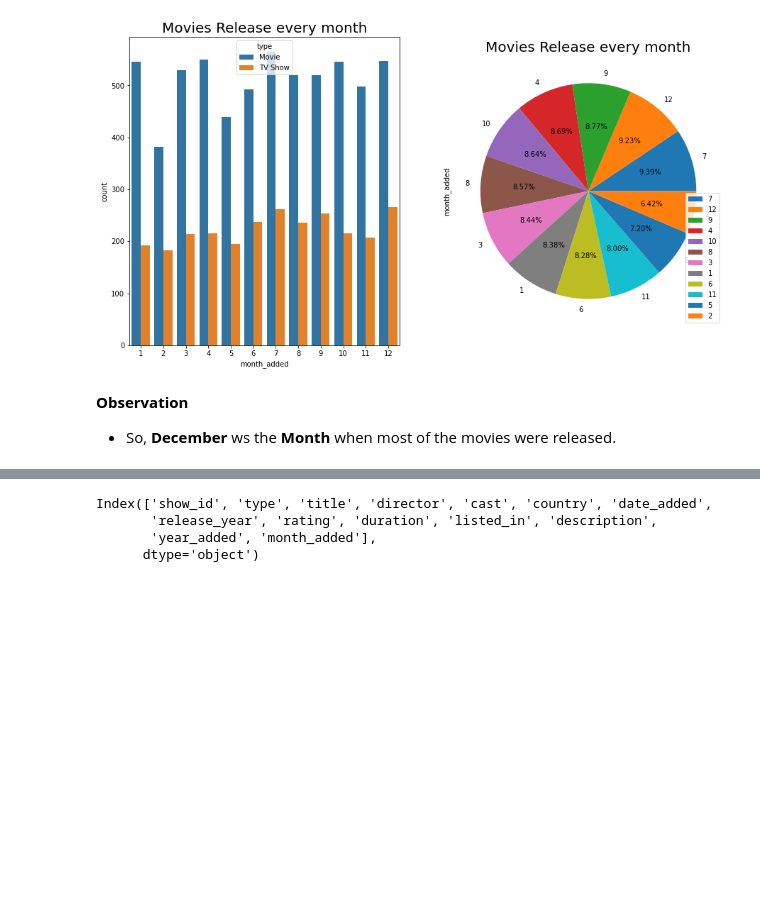
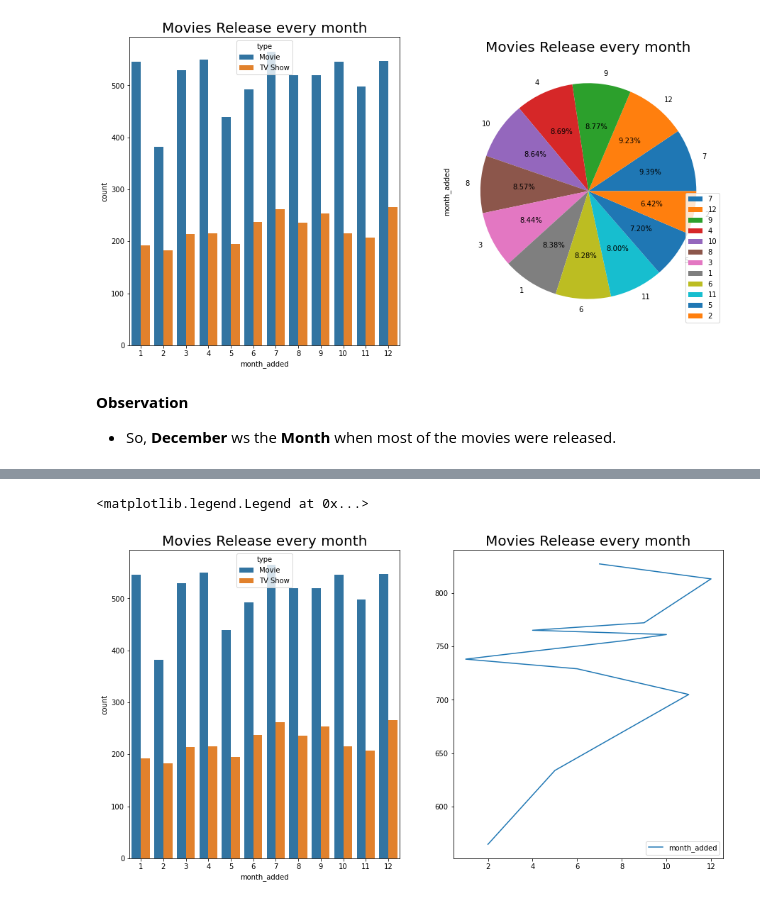
Before and after one commit to Sialsanwal/CodeClause-Movie-Analysis, a Jupyter notebook: Movie Analysis.ipynb, the cells around one changed output, grey strips where cells are left out. Saved outputs shown, nothing was run; the diff lists cells and outputs as text; code cells hidden in the pictures; blank space fills up the shorter version.

```diff
--- a/Movie Analysis.ipynb
+++ b/Movie Analysis.ipynb
@@ -192,7 +197,16 @@ plt.legend(loc=4)
 # %%
-df.columns
+
+plt.figure(figsize=(15,8))
+
+plt.subplot(1,2,1)
+
+sns.countplot(data=df,x=df.month_added,hue='type')
+plt.title("Movies Release every month",fontsize=20)
+plt.subplot(1,2,2)
+df.month_added.value_counts().plot(kind='line')
+plt.title("Movies Release every month",fontsize=20)
+
+plt.legend(loc=4)
 # %% [output]
-Index(['show_id', 'type', 'title', 'director', 'cast', 'country', 'date_added',
-       'release_year', 'rating', 'duration', 'listed_in', 'description',
-       'year_added', 'month_added'],
-      dtype='object')
+<matplotlib.legend.Legend at 0x...>
+[figure, added]
```
Also changed, not shown: parts of 2 cells of this notebook.
